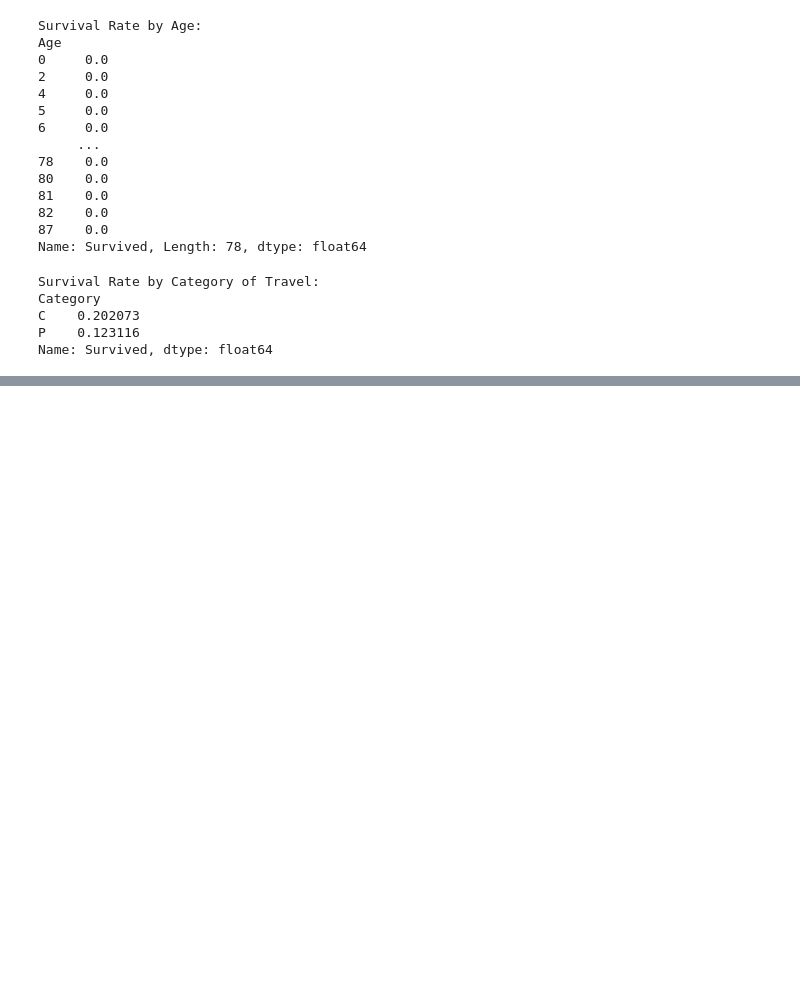
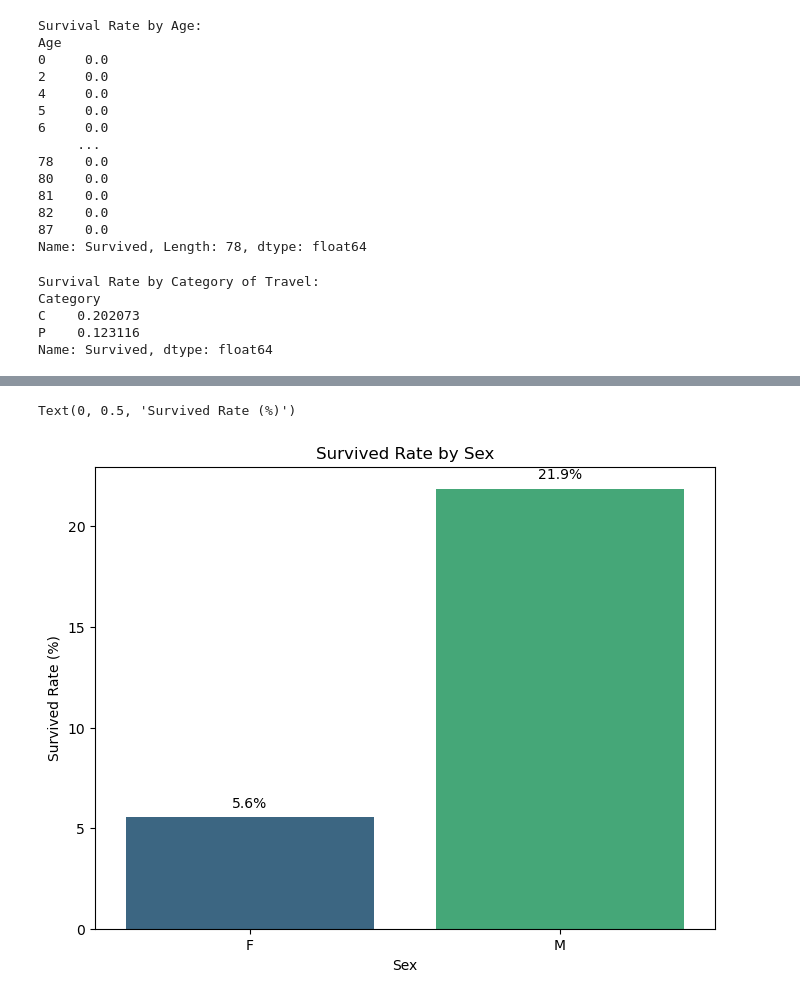
Before and after one commit to Harris-21/AI, a Jupyter notebook: Semester 1/estonia.ipynb, the cells around one changed output, grey strips where cells are left out. Drawn from its saved outputs; the diff is of its cells as text; code cells hidden in the pictures; blank space fills up the shorter version.

```diff
--- a/Semester 1/estonia.ipynb
+++ b/Semester 1/estonia.ipynb
@@ -95,0 +138,27 @@ Name: Survived, dtype: float64
+# %%
+import seaborn as sns
+import matplotlib.pyplot as plt
+
+
+plot_df = Survived_rate_by_Sex.reset_index()
+plot_df.columns = ['Sex', 'Survived Rate']
+
+
+plt.figure(figsize=(8, 6))
+ax = sns.barplot(x='Sex', y='Survived Rate', data=plot_df, palette='viridis')
+
+
+for p in ax.patches:
+    ax.annotate(f'{p.get_height():.1f}%',
+                (p.get_x() + p.get_width() / 2., p.get_height()),
+                ha='center', va='center',
+                xytext=(0, 10),
+                textcoords='offset points')
+
+
+plt.title('Survived Rate by Sex')
+plt.xlabel('Sex')
+plt.ylabel('Survived Rate (%)')
+# %% [output]
+Text(0, 0.5, 'Survived Rate (%)')
+[figure, added]
```
Also changed, not shown: parts of 4 cells of this notebook.
